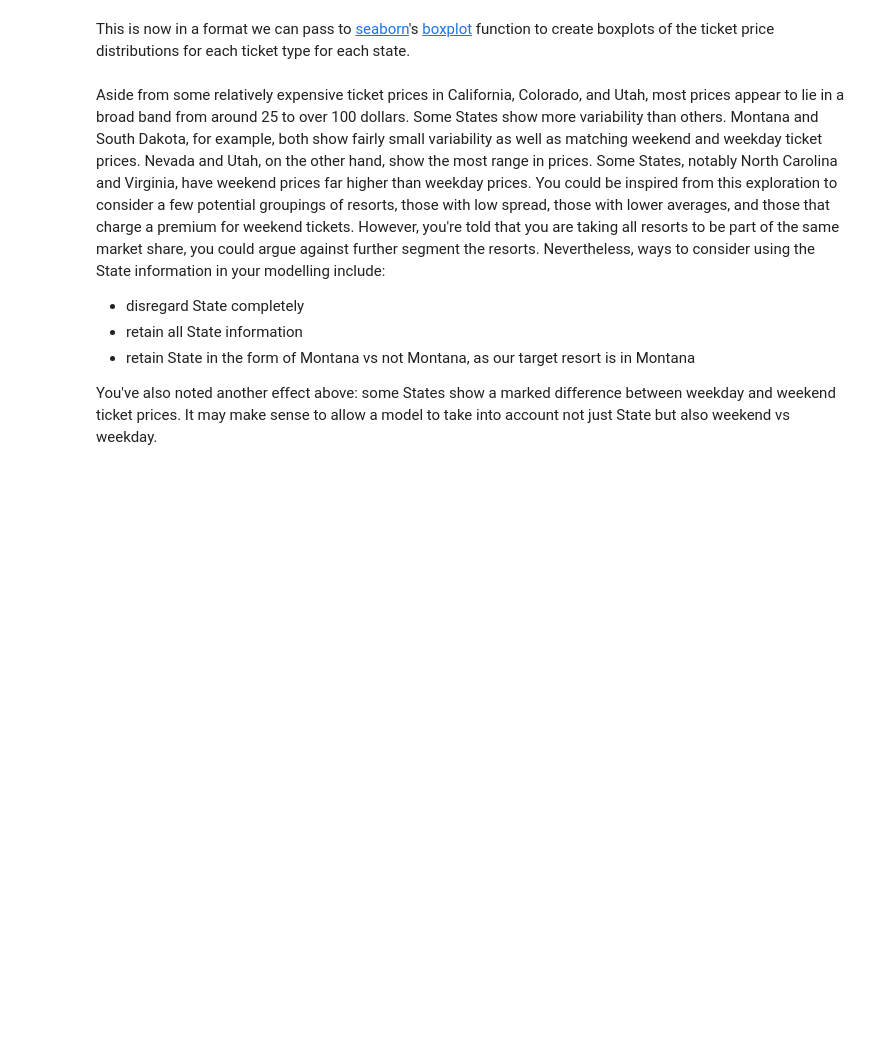
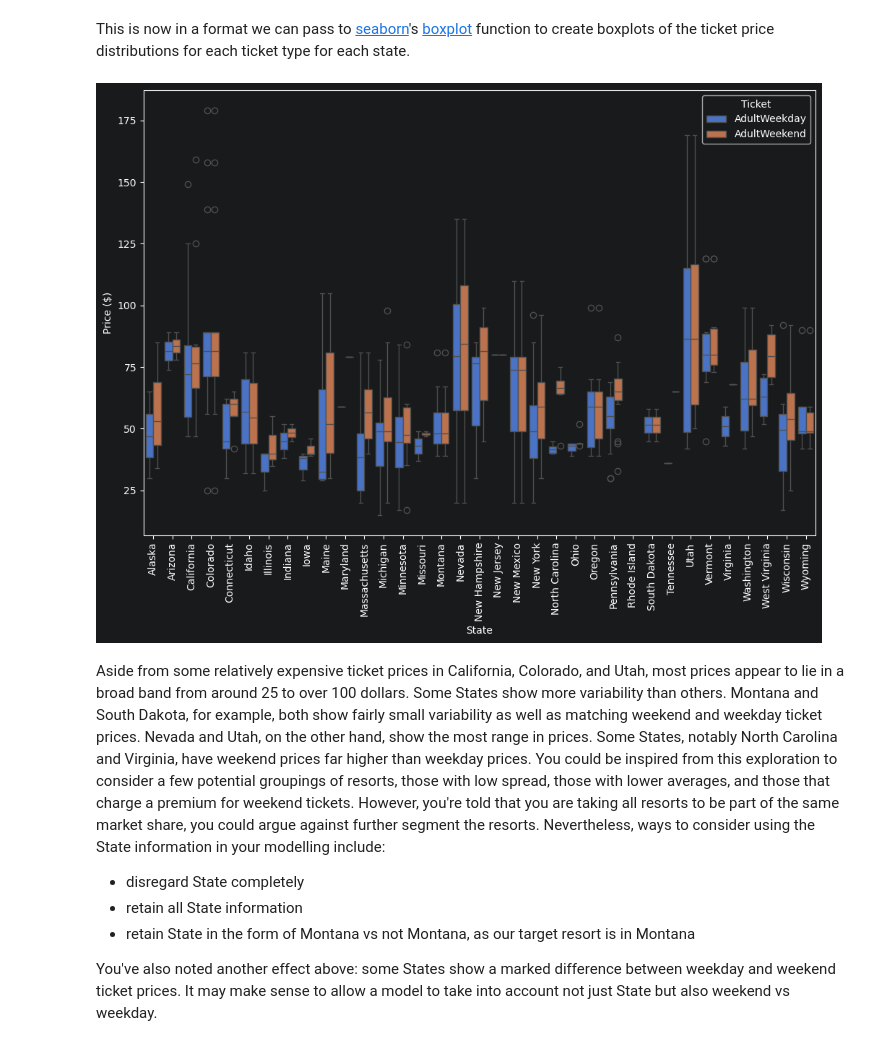
Before and after one commit to ayanrobinsonar-cloud/DataScienceGuidedCapstone, a Jupyter notebook: Notebooks/02_data_wrangling.ipynb, the cells around one changed output. Saved outputs shown, nothing was run; the diff lists cells and outputs as text; code cells hidden in the pictures; blank space fills up the shorter version.

```diff
--- a/Notebooks/02_data_wrangling.ipynb
+++ b/Notebooks/02_data_wrangling.ipynb
@@ -74,7 +74,7 @@ from library.sb_utils import save_file
 ## 2.4 Objectives<a id='2.4_Objectives'></a>
 # %%
 # the supplied CSV data file is the raw_data directory
-ski_data = pd.read_csv('/raw_data/ski_resort_data.csv')
+ski_data = pd.read_csv('/Users/ayanrobinson/Documents/GitHub/DataScienceGuidedCapstone/raw_data/ski_resort_data.csv')
 # %% [markdown]
 There are some fundamental questions to resolve in this notebook before you move on.
 
@@ -280,10 +419,10 @@ Next, you can transform the data into a single column for price with a new categ
 #gather the ticket prices from the 'Adultweekday' and 'AdultWeekend' columns using the `value_vars` argument,
 #call the resultant price column 'Price' via the `value_name` argument,
 #name the weekday/weekend indicator column 'Ticket' via the `var_name` argument
-ticket_prices = pd.melt(ski_data[['state', 'Adultweekday', 'Adultweekend']],
+ticket_prices = pd.melt(ski_data[['state', 'AdultWeekday', 'AdultWeekend']],
                         id_vars='state',
                         var_name='Ticket',
-                        value_vars=['Adultweekday', 'Adultweekend'],
+                        value_vars=['AdultWeekday', 'AdultWeekend'],
                         value_name='Price')
 # %%
 ticket_prices.head()
@@ -292,13 +438,15 @@ This is now in a format we can pass to [seaborn](https://seaborn.pydata.org/)'s
 # %%
 #Code task 16#
 #Create a seaborn boxplot of the ticket price dataframe we created above,
 #with 'state' on the x-axis, 'Price' as the y-value, and a hue that indicates 'Ticket'
 #This will use boxplot's x, y, hue, and data arguments.
 plt.subplots(figsize=(12, 8))
-sns.boxplot(x='state', y='price', hue='Ticket' , data=ticket_prices)
+sns.boxplot(x='state', y='Price', hue='Ticket' , data=ticket_prices)
 plt.xticks(rotation='vertical')
 plt.ylabel('Price ($)')
 plt.xlabel('State');
+# %% [output]
+[figure, added]
 # %% [markdown]
 Aside from some relatively expensive ticket prices in California, Colorado, and Utah, most prices appear to lie in a broad band from around 25 to over 100 dollars. Some States show more variability than others. Montana and South Dakota, for example, both show fairly small variability as well as matching weekend and weekday ticket prices. Nevada and Utah, on the other hand, show the most range in prices. Some States, notably North Carolina and Virginia, have weekend prices far higher than weekday prices. You could be inspired from this exploration to consider a few potential groupings of resorts, those with low spread, those with lower averages, and those that charge a premium for weekend tickets. However, you're told that you are taking all resorts to be part of the same market share, you  could argue against further segment the resorts. Nevertheless, ways to consider using the State information in your modelling include:
 
```
Also changed, not shown: parts of 54 cells of this notebook.
